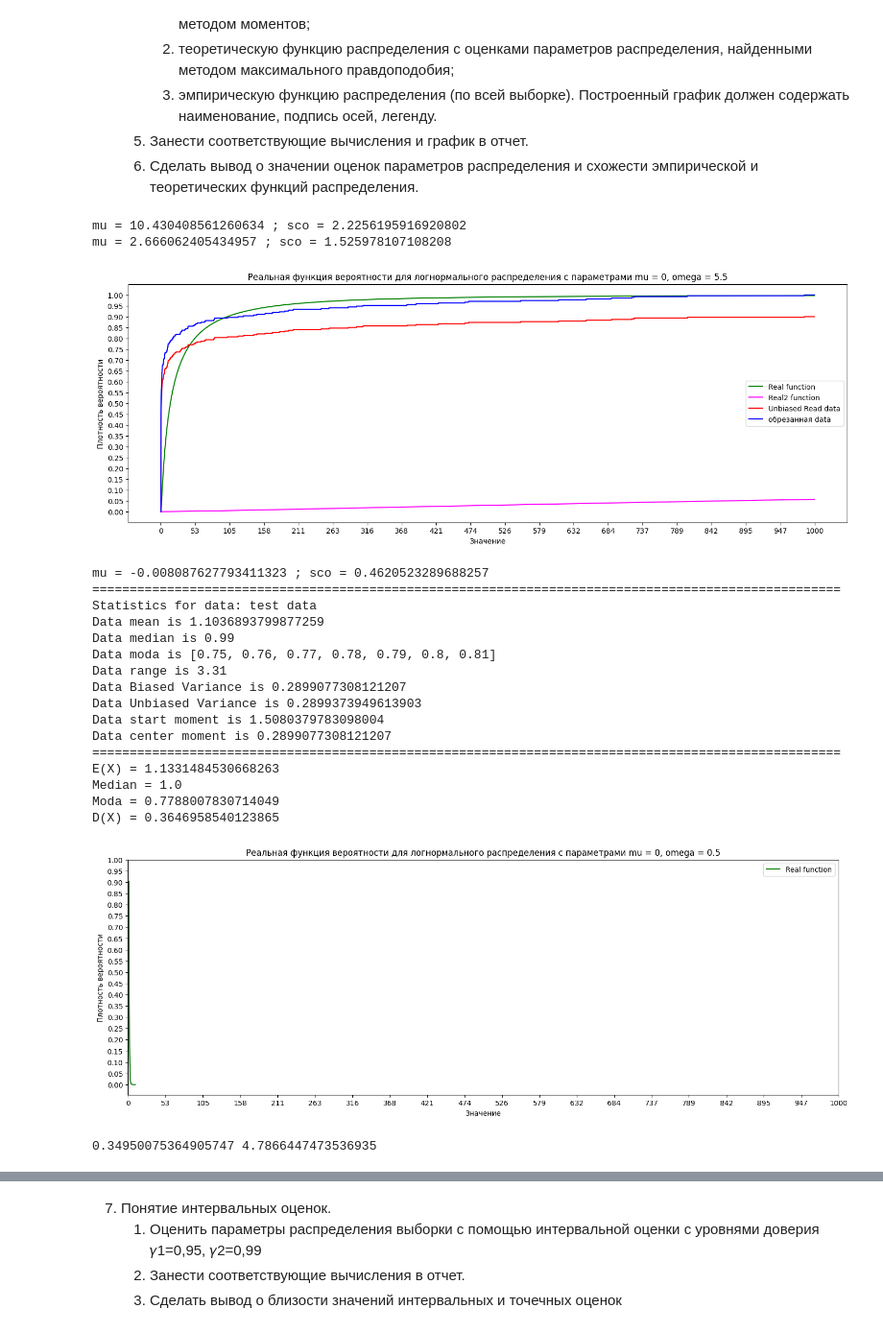
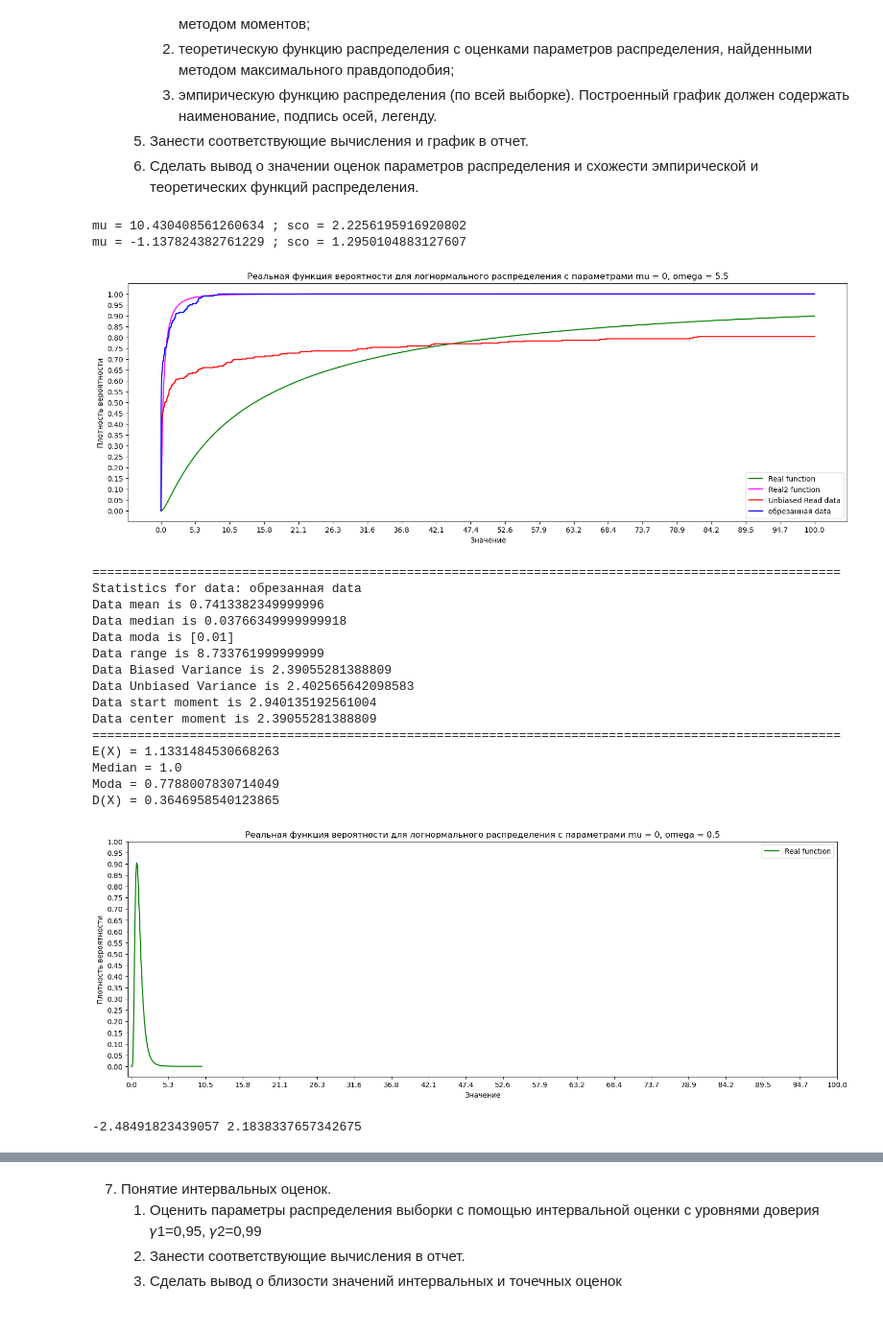
Before and after one commit to Numillyash/matstat-coursework, a Jupyter notebook: lognorm.ipynb, the cells around one changed output, grey strips where cells are left out. Shown at 96% size. Drawn from its saved outputs; the diff is of its cells as text; code cells hidden in the pictures.

```diff
--- a/lognorm.ipynb
+++ b/lognorm.ipynb
@@ -203,6 +203,15 @@ class Statistics:
 
             # Вывод графика на экран
             plt.show()
+    def f_rightness(self, x_i, mu, omega):
+        alpha = 1/(x_i*omega*((2*np.pi)**0.5))
+        beta = - (((np.log(x_i)-mu)/omega)**2)/(2)
+        return alpha*(np.exp(beta))
+    def L_rightness(self, mu, omega):
+        L = 1;
+        for x in data:
+            L *= (self.f_rightness(x+0.00000001, mu, omega))
+        return L;
 
 
 classedOldData = Statistics(data, 'Read data')
@@ -264,7 +273,7 @@ classedRandData_100 = Statistics(dataRand_100, 'Случайные 100 элем
 dataRand_200 = getRandomArr(classedUnbiasedData, 200)
 classedRandData_200 = Statistics(dataRand_200, 'Случайные 200 элементов выборки')
 
-right_border = 1000 # поставить 20к или 200к для дальнего вида
+right_border = 100 # поставить 20к или 200к для дальнего вида
 left_border = 0
 X = np.linspace(0.001 + left_border,right_border, num=10000)
 # step = 100
@@ -375,37 +384,39 @@ def momentMethod(dataSet: Statistics):
     mX2 = dataSet.dataStartMoment(2)
     mu = 2 * np.log(mX) - 0.5 * np.log(mX2)
     sco = np.sqrt(np.log(mX2) - 2 * np.log(mX))
     print('mu =', str(mu), '; sco =', str(sco))
 
 momentMethod(classedUnbiasedData)
-data_new = sorted(data_unbias)[:270]
+data_new = sorted(data_unbias)[:200]
 classedNewDat = Statistics(data_new, 'обрезанная data')
 momentMethod(classedNewDat)
 
 Y_real = [F_real(x, 2.6656494676596054, 1.5261064768969346) for x in X]
-Y_real2 = [F_real(x, 10.430408511828189, 2.225619602758065) for x in X]
+Y_real2 = [F_real(x, -1.137824382761229, 1.2950104883127607) for x in X]
 Y_read = [f_hat(a, classedUnbiasedData) for a in X]
 Y_read2 = [f_hat(a, classedNewDat) for a in X]
+
+our_data = classedNewDat
 
 fig, ax = plt.subplots(figsize=(18, 6))
 ax.plot(X, Y_real, color='green', label=f'Real function')
 ax.plot(X, Y_real2, color='magenta', label=f'Real2 function')
 ax.plot(X, Y_read, color='red', label=f'{classedUnbiasedData.dataName}')
 ax.plot(X, Y_read2, color='blue', label=f'{classedNewDat.dataName}')
 # Настройка внешнего вида графика
 ax.set_xlabel('Значение')
 ax.set_ylabel('Плотность вероятности')
 ax.set_title(f'Реальная функция вероятности для логнормального распределения с параметрами mu = {mu}, omega = {sco}')
 ax.set_xticks(xt)
 ax.set_yticks(yt)
 ax.legend()
 
 # Вывод графика на экран
 plt.show()
 # %% [output]
 mu = 10.430408561260634 ; sco = 2.2256195916920802
-mu = 2.666062405434957 ; sco = 1.525978107108208
+mu = -1.137824382761229 ; sco = 1.2950104883127607
-[figure, old version]
+[figure, new version]
 # %%
 Y_real = []
 
@@ -423,8 +434,8 @@ for x in range(1, 1000000):
 for x in range(1, 1000):
     Y_hist.append((func(x/100, mu, sco)))
 
-classedNewDat = Statistics(Y_real, 'test data')
-momentMethod(classedNewDat)
+# classedNewDat = Statistics(Y_real, 'test data')
+# momentMethod(classedNewDat)
 classedNewDat.printAllParams(printStats= True);
 
 print('E(X) =', str(np.exp(mu+sco*sco/2)))
@@ -445,29 +456,28 @@ ax.legend()
 # Вывод графика на экран
 plt.show()
 # %% [output]
-mu = -0.008087627793411323 ; sco = 0.4620523289688257
 ====================================================================================================
-Statistics for data: test data
-Data mean is 1.1036893799877259
-Data median is 0.99
-Data moda is [0.75, 0.76, 0.77, 0.78, 0.79, 0.8, 0.81]
-Data range is 3.31
-Data Biased Variance is 0.2899077308121207
-Data Unbiased Variance is 0.2899373949613903
-Data start moment is 1.5080379783098004
-Data center moment is 0.2899077308121207
+Statistics for data: обрезанная data
+Data mean is 0.7413382349999996
+Data median is 0.03766349999999918
+Data moda is [0.01]
+Data range is 8.733761999999999
+Data Biased Variance is 2.39055281388809
+Data Unbiased Variance is 2.402565642098583
+Data start moment is 2.940135192561004
+Data center moment is 2.39055281388809
 ====================================================================================================
 E(X) = 1.1331484530668263
 Median = 1.0
 Moda = 0.7788007830714049
 D(X) = 0.3646958540123865
-[figure, old version]
+[figure, new version]
 # %%
 # метод максимального правдоподобия
-mu = sum([np.log(classedUnbiasedData.dataArr[i]) for i in range (len(classedUnbiasedData.dataArr))])/len(classedUnbiasedData.dataArr)
-sсo2 = sum([(np.log(classedUnbiasedData.dataArr[i])-mu)**2 for i in range (len(classedUnbiasedData.dataArr))])/len(classedUnbiasedData.dataArr)
+mu = sum([np.log(our_data.dataArr[i]) for i in range (len(our_data.dataArr))])/len(our_data.dataArr)
+sсo2 = sum([(np.log(our_data.dataArr[i])-mu)**2 for i in range (len(our_data.dataArr))])/len(our_data.dataArr)
 sсo = np.sqrt(sсo2)
 print(mu, sсo)
 # %% [output]
-0.34950075364905747 4.7866447473536935
+-2.48491823439057 2.1838337657342675
 # %%
```
Also changed, not shown: parts of 9 cells of this notebook.
